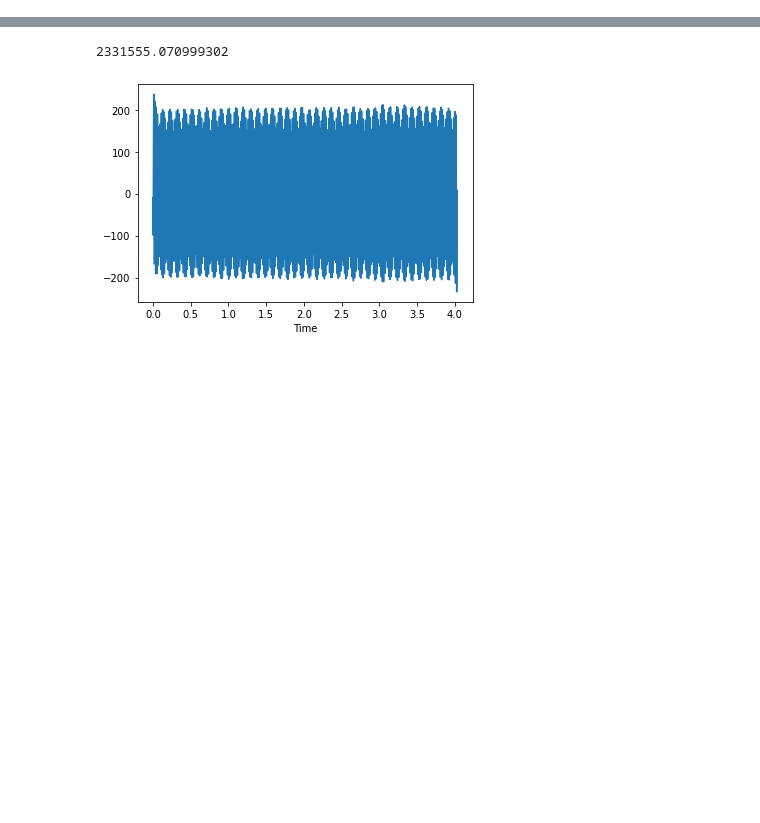
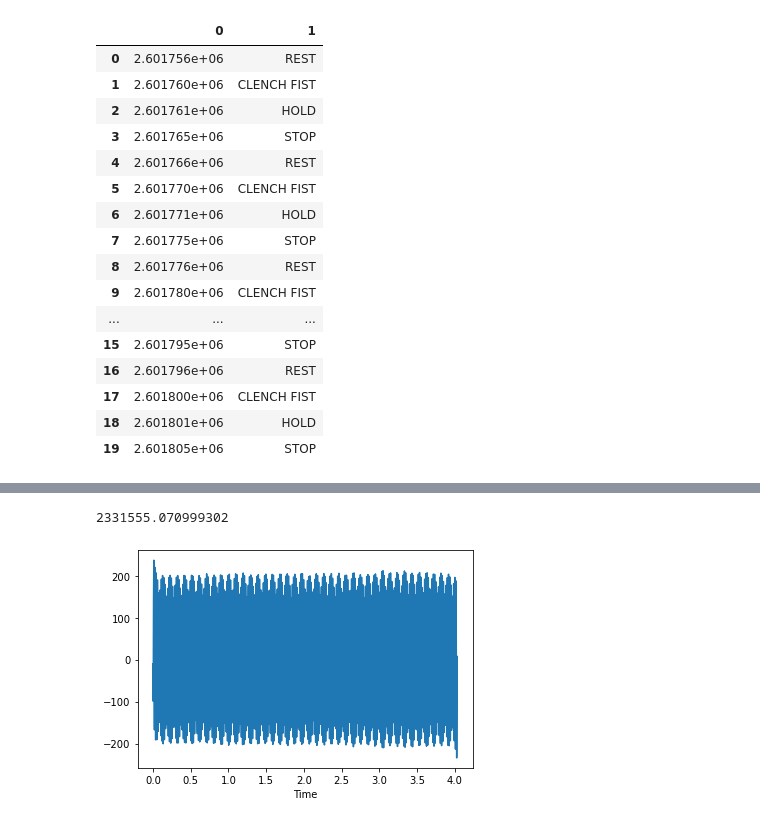
Before and after one commit to NeuroTech-UCSD/aeroMus, a Jupyter notebook: Project-Data/pyemg.ipynb, the cells around one changed output, grey strips where cells are left out. Drawn from its saved outputs; the diff is of its cells as text; code cells hidden in the pictures; blank space fills up the shorter version.

```diff
--- a/Project-Data/pyemg.ipynb
+++ b/Project-Data/pyemg.ipynb
@@ -49,0 +55,21 @@ def plot_emg(cat_dict, category, instance, electrode, plot=True):
+# %%
+sess3_md_df = pd.read_csv(sess3_metadata,header=None)
+sess3_md_df
+# %% [output]
+|  | 0 | 1 |
+| 0 | 2.601756e+06 | REST |
+| 1 | 2.601760e+06 | CLENCH FIST |
+| 2 | 2.601761e+06 | HOLD |
+| 3 | 2.601765e+06 | STOP |
+| 4 | 2.601766e+06 | REST |
+| 5 | 2.601770e+06 | CLENCH FIST |
+| 6 | 2.601771e+06 | HOLD |
+| 7 | 2.601775e+06 | STOP |
+| 8 | 2.601776e+06 | REST |
+| 9 | 2.601780e+06 | CLENCH FIST |
+| ... | ... | ... |
+| 15 | 2.601795e+06 | STOP |
+| 16 | 2.601796e+06 | REST |
+| 17 | 2.601800e+06 | CLENCH FIST |
+| 18 | 2.601801e+06 | HOLD |
+| 19 | 2.601805e+06 | STOP |
```
Also changed, not shown: parts of 12 cells of this notebook, 3 other files.
